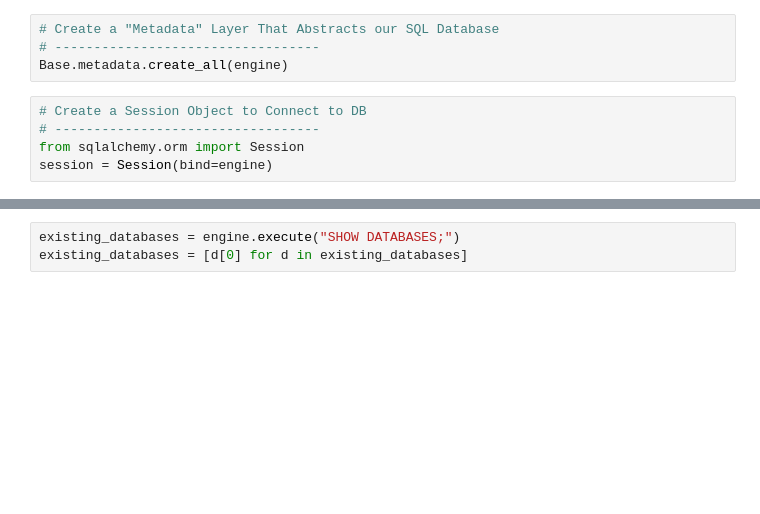
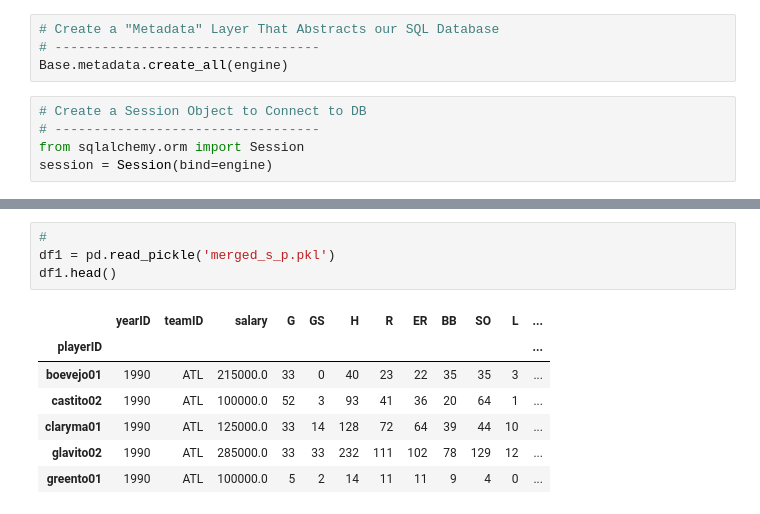
Before and after one commit to sueyahara/ETL_Project, a Jupyter notebook: Baseball_Database_prep.ipynb, the cells around one changed output, grey strips where cells are left out. Drawn from its saved outputs; the diff is of its cells as text; blank space fills up the shorter version.

```diff
--- a/Baseball_Database_prep.ipynb
+++ b/Baseball_Database_prep.ipynb
@@ -43,3 +46,12 @@ engine.execute("USE group06") # select new db
-# %%
-existing_databases = engine.execute("SHOW DATABASES;")
-existing_databases = [d[0] for d in existing_databases]
+# %%
+#
+df1 = pd.read_pickle('merged_s_p.pkl')
+df1.head()
+# %% [output]
+|  | yearID | teamID | salary | G | GS | H | R | ER | BB | SO | L | ... |
+| playerID |  |  |  |  |  |  |  |  |  |  |  | ... |
+| boevejo01 | 1990 | ATL | 215000.0 | 33 | 0 | 40 | 23 | 22 | 35 | 35 | 3 | ... |
+| castito02 | 1990 | ATL | 100000.0 | 52 | 3 | 93 | 41 | 36 | 20 | 64 | 1 | ... |
+| claryma01 | 1990 | ATL | 125000.0 | 33 | 14 | 128 | 72 | 64 | 39 | 44 | 10 | ... |
+| glavito02 | 1990 | ATL | 285000.0 | 33 | 33 | 232 | 111 | 102 | 78 | 129 | 12 | ... |
+| greento01 | 1990 | ATL | 100000.0 | 5 | 2 | 14 | 11 | 11 | 9 | 4 | 0 | ... |
```
Also changed, not shown: parts of 12 cells of this notebook, 1 other file.
